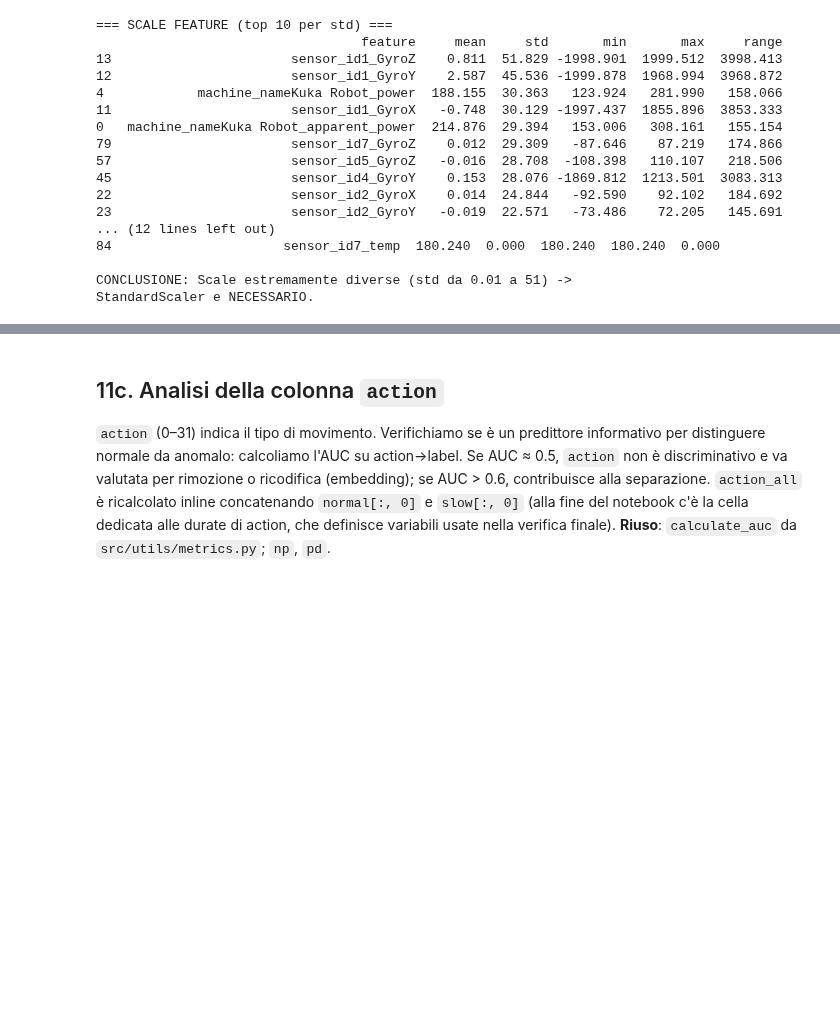
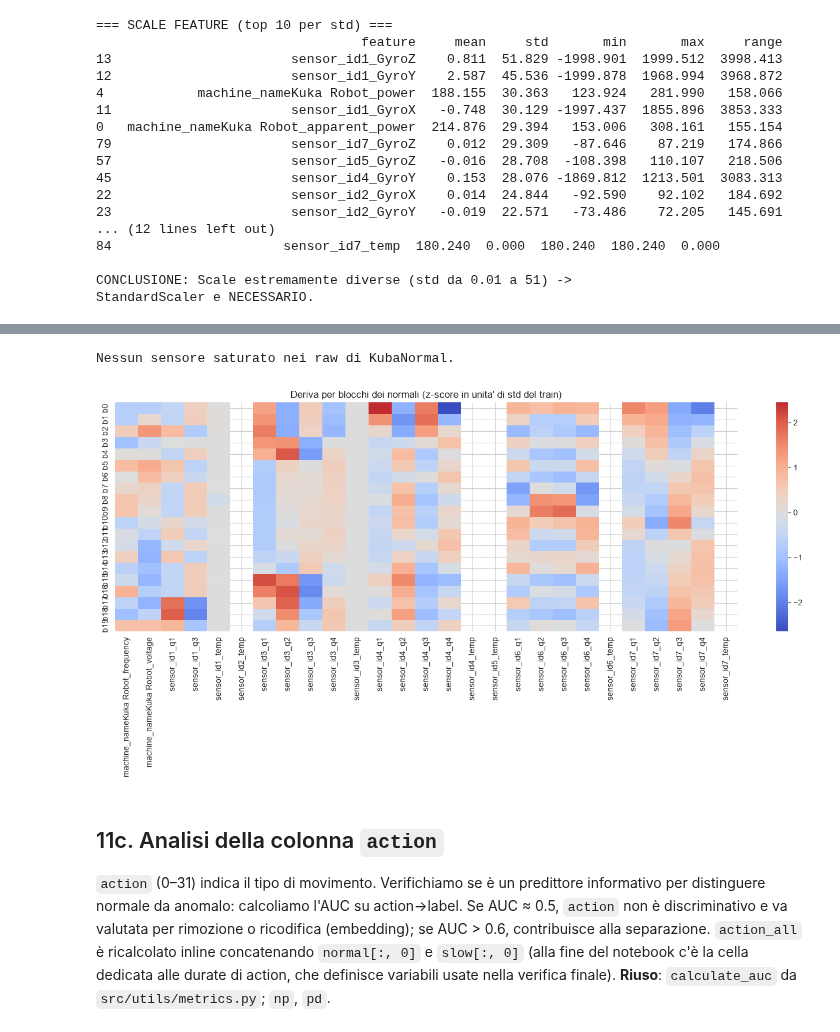
Before and after one commit to s349534/AM01-Detection-of-Anomalous-Behaviour-in-Industrial-Robot, a Jupyter notebook: notebooks/01_data_exploration.ipynb, the cells around one changed output, grey strips where cells are left out. Cells and saved outputs as stored; diff of their text form; code cells hidden in the pictures; blank space fills up the shorter version.

```diff
--- a/notebooks/01_data_exploration.ipynb
+++ b/notebooks/01_data_exploration.ipynb
@@ -721,19 +677,0 @@ Max saturazione: 0.0000%
-# %%
-# --- Bar plot saturazione per canale (solo sensori con clip>0) ---
-sensor_clip = noise_report[noise_report["family"].isin(["Acc", "Gyro"])
-                           & (noise_report["pct_clip_normal"] > 0)].copy()
-if len(sensor_clip):
-    sensor_clip = sensor_clip.sort_values("pct_clip_normal", ascending=True)
-    plt.figure(figsize=(10, 6))
-    colors = ["#d62728" if f == "Gyro" else "#1f77b4" for f in sensor_clip["family"]]
-    plt.barh(range(len(sensor_clip)),
-             sensor_clip["pct_clip_normal"] * 100, color=colors)
-    plt.yticks(range(len(sensor_clip)),
-               sensor_clip["feature"].str.replace("sensor_id", "").str.replace("machine_name", ""),
-               fontsize=7)
-    plt.xlabel("% campioni saturati (raw)")
-    plt.title("Saturazione hardware per canale (Gyro ±2000, Acc ±16)")
-    plt.tight_layout()
-    plt.show()
-else:
-    print("Nessun sensore saturato nei raw di KubaNormal.")
@@ -742,3 +836,39 @@ Nessun sensore saturato nei raw di KubaNormal.
+# %%
+# --- Bar plot saturazione per canale (solo sensori con clip>0) ---
+sensor_clip = noise_report[noise_report["family"].isin(["Acc", "Gyro"])
+                           & (noise_report["pct_clip_normal"] > 0)].copy()
+if len(sensor_clip):
+    sensor_clip = sensor_clip.sort_values("pct_clip_normal", ascending=True)
+    plt.figure(figsize=(10, 6))
+    colors = ["#d62728" if f == "Gyro" else "#1f77b4" for f in sensor_clip["family"]]
+    plt.barh(range(len(sensor_clip)),
+             sensor_clip["pct_clip_normal"] * 100, color=colors)
+    plt.yticks(range(len(sensor_clip)),
+               sensor_clip["feature"].str.replace("sensor_id", "").str.replace("machine_name", ""),
+               fontsize=7)
+    plt.xlabel("% campioni saturati (raw)")
+    plt.title("Saturazione hardware per canale (Gyro �2000, Acc �16)")
+    plt.tight_layout()
+    plt.show()
+else:
+    print("Nessun sensore saturato nei raw di KubaNormal.")
+
+# Heatmap deriva: canali piu' derivanti + tutti i canali temp
+# noise_report contiene ora drift_std, noise_std, classe, esc_std_max, pct_out_*
+drift_std = noise_report["drift_std"].values
+sel = np.argsort(-np.nan_to_num(drift_std))[:20]
+temp_idx = [j for j, n in enumerate(feature_cols) if n.endswith("_temp")]
+sel = sorted(set(sel) | set(temp_idx))
+plt.figure(figsize=(14, 7))
+sns.heatmap(pd.DataFrame(blk_z[:, sel], index=[f"b{b}" for b in range(B)],
+                         columns=[feature_cols[j] for j in sel]),
+            center=0, cmap="coolwarm", annot=False)
+plt.title("Deriva per blocchi dei normali (z-score in unita' di std del train)")
+plt.tight_layout()
+plt.show()
+# %% [output]
+Nessun sensore saturato nei raw di KubaNormal.
+[figure, added]
 # %% [markdown]
 ## 11c. Analisi della colonna `action`
 
```
Also changed, not shown: parts of 20 cells of this notebook, 34 other files.
